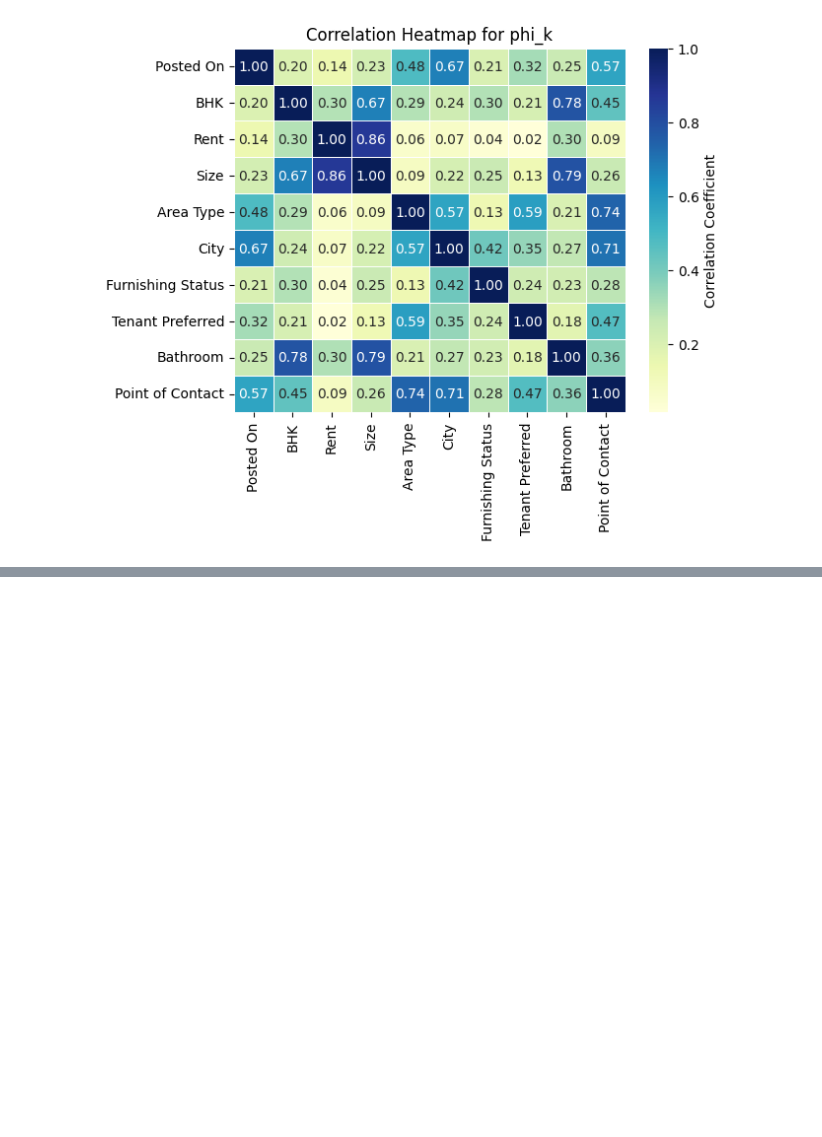
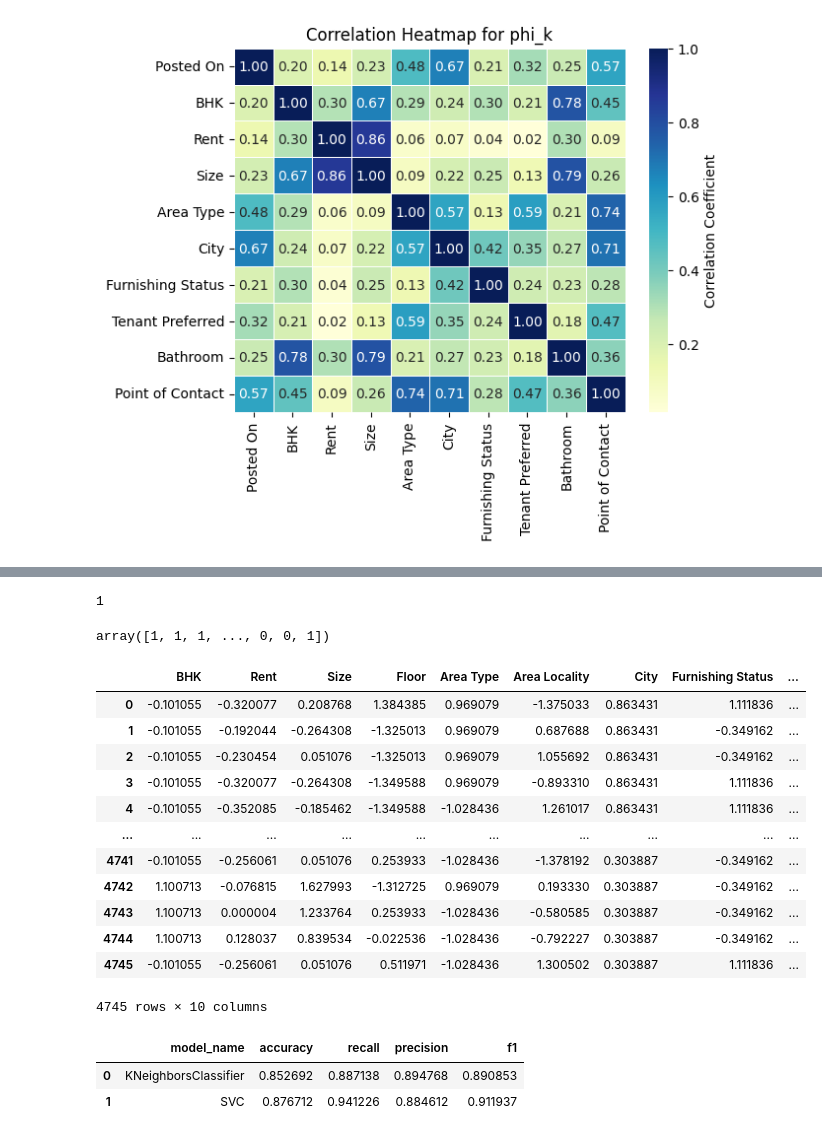
Before and after one commit to Xwyzworms/Diagnostic_Reasoning_HouseRent, a Jupyter notebook: EDA.ipynb, the cells around one changed output, grey strips where cells are left out. Cells and saved outputs as stored; diff of their text form; code cells hidden in the pictures; blank space fills up the shorter version.

```diff
--- a/EDA.ipynb
+++ b/EDA.ipynb
@@ -112,0 +160,4 @@ Correlation Matrix for phi_k
+# %%
+len(y.shape)
+# %% [output]
+1
@@ -112,0 +167,23 @@ Correlation Matrix for phi_k
+# %%
+y
+# %% [output]
+array([1, 1, 1, ..., 0, 0, 1])
+# %%
+reload()
+num_col=util_preprocessing.getOnlyColmnsWithType(x, "number")
+x[num_col],scaler=util_preprocessing.normalizeNumericColumn(x,num_col)
+x
+# %% [output]
+|  | BHK | Rent | Size | Floor | Area Type | Area Locality | City | Furnishing Status | ... |
+| 0 | -0.101055 | -0.320077 | 0.208768 | 1.384385 | 0.969079 | -1.375033 | 0.863431 | 1.111836 | ... |
+| 1 | -0.101055 | -0.192044 | -0.264308 | -1.325013 | 0.969079 | 0.687688 | 0.863431 | -0.349162 | ... |
+| 2 | -0.101055 | -0.230454 | 0.051076 | -1.325013 | 0.969079 | 1.055692 | 0.863431 | -0.349162 | ... |
+| 3 | -0.101055 | -0.320077 | -0.264308 | -1.349588 | 0.969079 | -0.893310 | 0.863431 | 1.111836 | ... |
+| 4 | -0.101055 | -0.352085 | -0.185462 | -1.349588 | -1.028436 | 1.261017 | 0.863431 | 1.111836 | ... |
+| ... | ... | ... | ... | ... | ... | ... | ... | ... | ... |
+| 4741 | -0.101055 | -0.256061 | 0.051076 | 0.253933 | -1.028436 | -1.378192 | 0.303887 | -0.349162 | ... |
+| 4742 | 1.100713 | -0.076815 | 1.627993 | -1.312725 | 0.969079 | 0.193330 | 0.303887 | -0.349162 | ... |
+| 4743 | 1.100713 | 0.000004 | 1.233764 | 0.253933 | -1.028436 | -0.580585 | 0.303887 | -0.349162 | ... |
+| 4744 | 1.100713 | 0.128037 | 0.839534 | -0.022536 | -1.028436 | -0.792227 | 0.303887 | -0.349162 | ... |
+| 4745 | -0.101055 | -0.256061 | 0.051076 | 0.511971 | -1.028436 | 1.300502 | 0.303887 | 1.111836 | ... |
+4745 rows × 10 columns
@@ -112,0 +195,8 @@ Correlation Matrix for phi_k
+# %%
+reload(	)
+list_model=[model,model2]
+util_modelling.getStratifedKFoldScore(list_model,x.values,y)
+# %% [output]
+|  | model_name | accuracy | recall | precision | f1 |
+| 0 | KNeighborsClassifier | 0.852692 | 0.887138 | 0.894768 | 0.890853 |
+| 1 | SVC | 0.876712 | 0.941226 | 0.884612 | 0.911937 |
```
Also changed, not shown: parts of 13 cells of this notebook, 4 other files.
